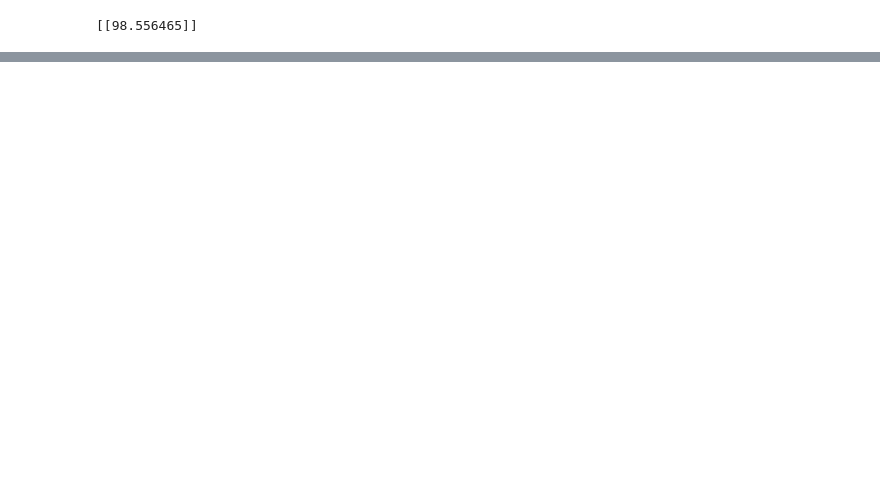
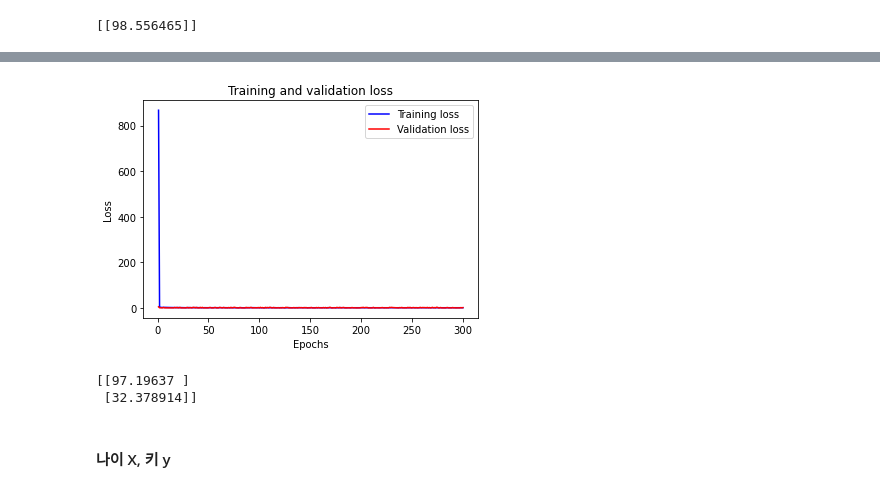
Before and after one commit to aicoreEC/WorkspaceMLDL, a Jupyter notebook: teach_LinearRegression.ipynb, the cells around one changed output, grey strips where cells are left out. Drawn from its saved outputs; the diff is of its cells as text; code cells hidden in the pictures; blank space fills up the shorter version.

```diff
--- a/teach_LinearRegression.ipynb
+++ b/teach_LinearRegression.ipynb
@@ -586,0 +691,11 @@ print(model.predict([9.5]))
+# %%
+model=Sequential()
+model.add(Dense(1, input_dim=1, activation='linear'))
+sgd=optimizers.SGD(lr=0.01)
+# 학습률(learning rate, lr)은 0.01로 합니다.
+model.compile(optimizer=sgd ,loss='mse',metrics=['mse'])
+# sgd는 경사 하강법을 의미.
+# 손실 함수(Loss function)은 평균제곱오차 mse를 사용합니다.
+history = model.fit(X_train,y_train, batch_size=1, epochs=300,
+                    validation_split = 0.2 )
+# 주어진 X와 y데이터에 대해서 오차를 최소화하는 작업을 300번 시도합니다.
@@ -586,0 +720,24 @@ print(model.predict([9.5]))
+# %%
+history_dict = history.history
+loss = history_dict[ 'loss' ]
+val_loss = history_dict[ 'val_loss' ]
+
+epochs = range( 1, len( loss ) + 1 )
+# %%
+plt.plot( epochs, loss, 'b', label = 'Training loss' ) # 'b' 파란색 실선
+plt.plot( epochs, val_loss, 'r', label = 'Validation loss' ) # 'b' 빨간색 실선
+plt.title( 'Training and validation loss' )
+plt.xlabel( 'Epochs' )
+plt.ylabel( 'Loss' )
+plt.legend()
+
+plt.show()
+# %% [output]
+[figure, added]
+# %%
+print(model.predict(X_test))
+# %% [output]
+[[97.19637 ]
+ [32.378914]]
+# %% [markdown]
+####  나이 X, 키 y
```
Also changed, not shown: parts of 27 cells of this notebook.
